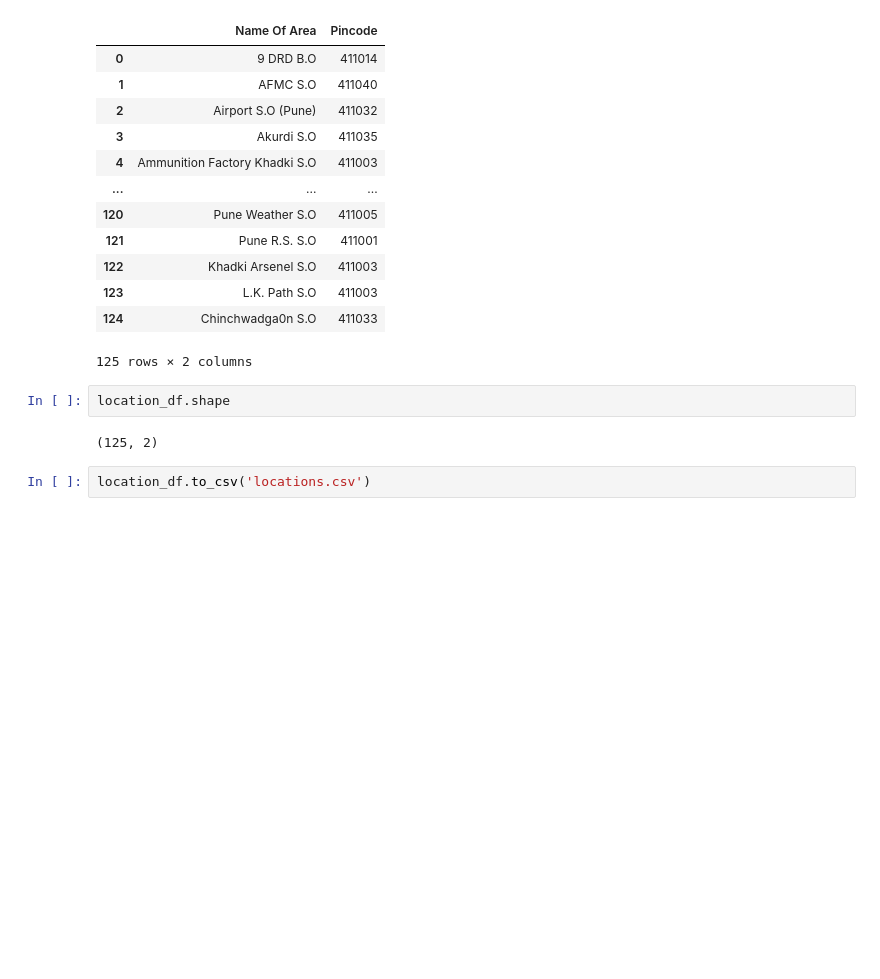
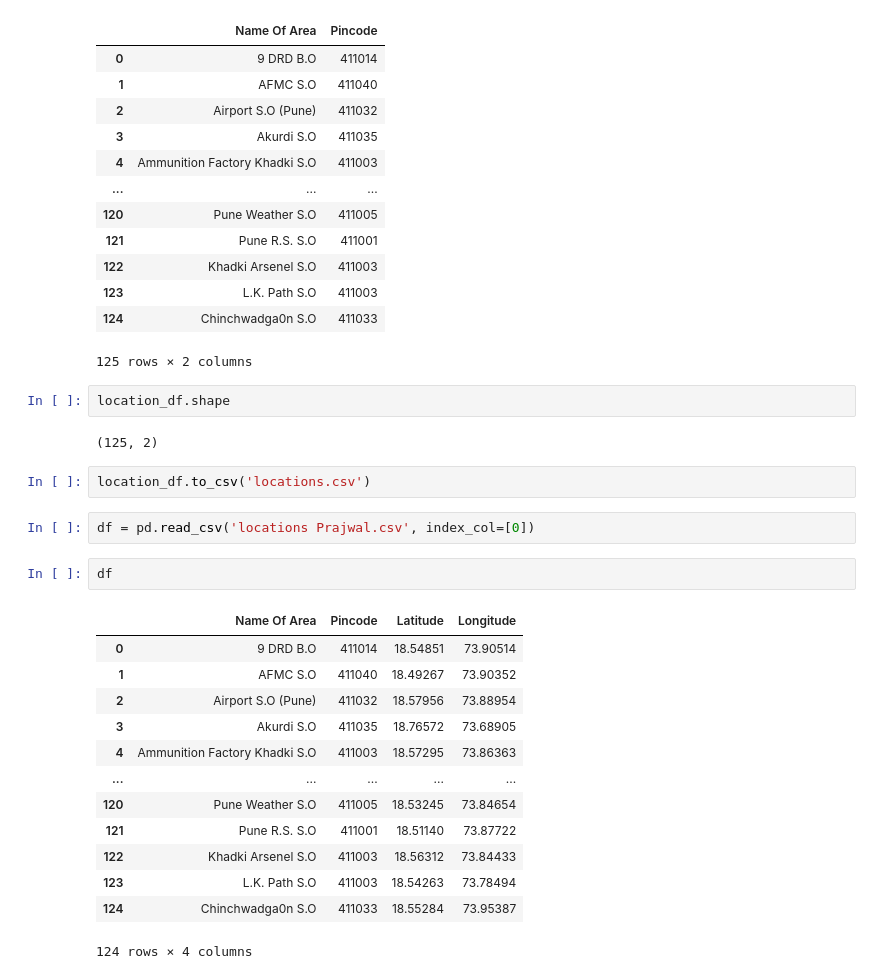
Before and after one commit to darayn/RS-FinalYear-Fitness-Freaks, a Jupyter notebook: Data Preparation 2 - DOB, Locality.ipynb, the cells around one changed output. Cells and saved outputs as stored; diff of their text form; blank space fills up the shorter version.

```diff
--- a/Data Preparation 2 - DOB, Locality.ipynb
+++ b/Data Preparation 2 - DOB, Locality.ipynb
@@ -150,3 +150,21 @@ location_df.shape
 (125, 2)
 # %%
 location_df.to_csv('locations.csv')
+# %%
+df = pd.read_csv('locations Prajwal.csv', index_col=[0])
+# %%
+df
+# %% [output]
+|  | Name Of Area | Pincode | Latitude | Longitude |
+| 0 | 9 DRD B.O | 411014 | 18.54851 | 73.90514 |
+| 1 | AFMC S.O | 411040 | 18.49267 | 73.90352 |
+| 2 | Airport S.O (Pune) | 411032 | 18.57956 | 73.88954 |
+| 3 | Akurdi S.O | 411035 | 18.76572 | 73.68905 |
+| 4 | Ammunition Factory Khadki S.O | 411003 | 18.57295 | 73.86363 |
+| ... | ... | ... | ... | ... |
+| 120 | Pune Weather S.O | 411005 | 18.53245 | 73.84654 |
+| 121 | Pune R.S. S.O | 411001 | 18.51140 | 73.87722 |
+| 122 | Khadki Arsenel S.O | 411003 | 18.56312 | 73.84433 |
+| 123 | L.K. Path S.O | 411003 | 18.54263 | 73.78494 |
+| 124 | Chinchwadga0n S.O | 411033 | 18.55284 | 73.95387 |
+124 rows × 4 columns
```
Also changed, not shown: parts of 14 cells of this notebook, 2 other files.
